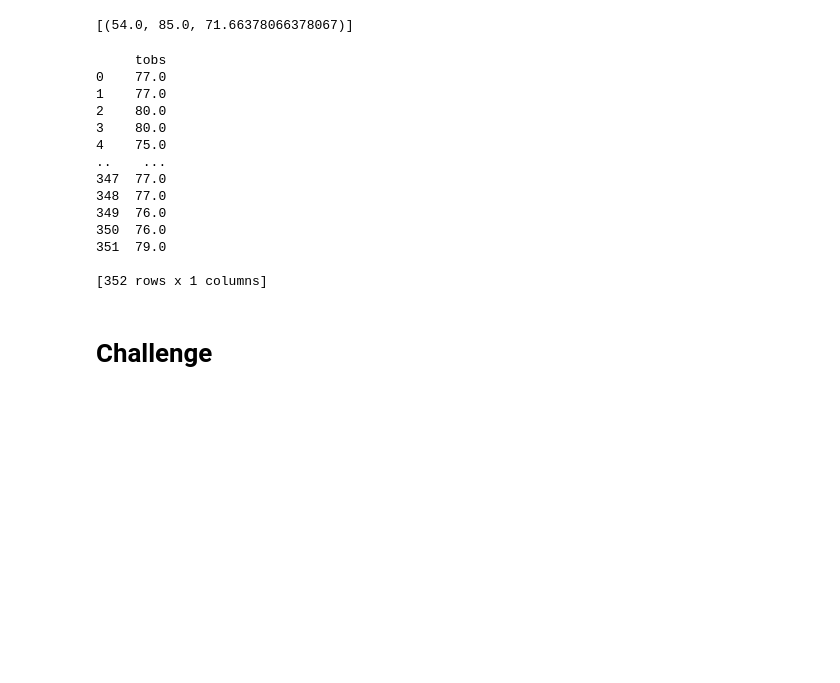
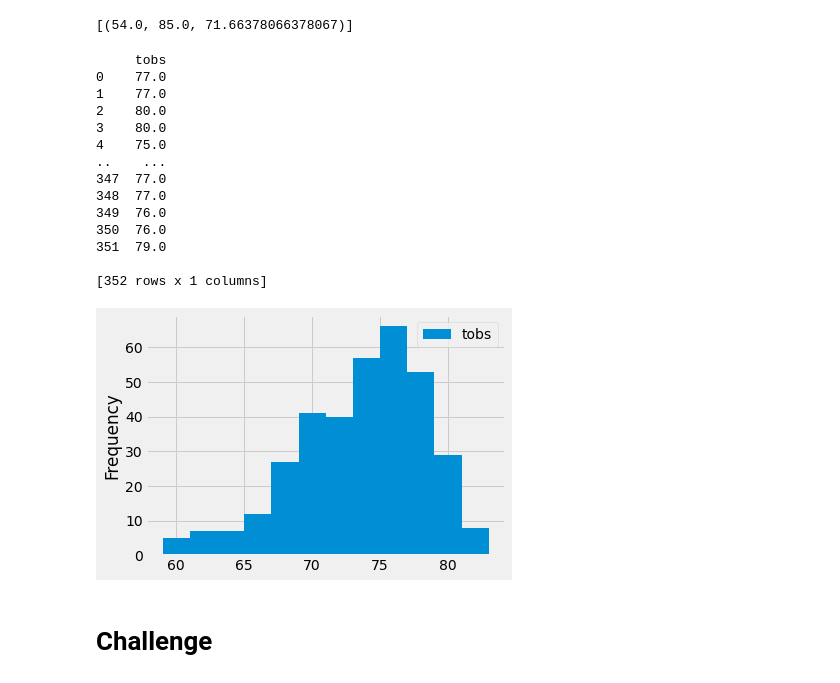
Before and after one commit to mckenziekkilburn/surfs_up, a Jupyter notebook: climate_analysis.ipynb, the cells around one changed output. Saved outputs shown, nothing was run; the diff lists cells and outputs as text; code cells hidden in the pictures; blank space fills up the shorter version.

```diff
--- a/climate_analysis.ipynb
+++ b/climate_analysis.ipynb
@@ -109,27 +109,29 @@ filter(Measurement.station == 'USC00519281').all()
 # %%
 # Choose the station with the highest number of temperature observations.
 # Query the last 12 months of temperature observation data for this station and plot the results as a histogram
 results = session.query(Measurement.tobs).\
 filter(Measurement.station == 'USC00519281').\
 filter(Measurement.date >= prev_year).all()
 df = pd.DataFrame(results, columns=['tobs'])
 print(df)
 df.plot.hist(bins=12)
+plt.tight_layout()
 # %% [output]
      tobs
 0    77.0
 1    77.0
 2    80.0
 3    80.0
 4    75.0
 ..    ...
 347  77.0
 348  77.0
 349  76.0
 350  76.0
 351  79.0
 
 [352 rows x 1 columns]
+[figure, added]
 # %%
 # Write a function called `calc_temps` that will accept start date and end date in the format '%Y-%m-%d'
 # and return the minimum, average, and maximum temperatures for that range of dates
```
Also changed, not shown: 1 other file.
